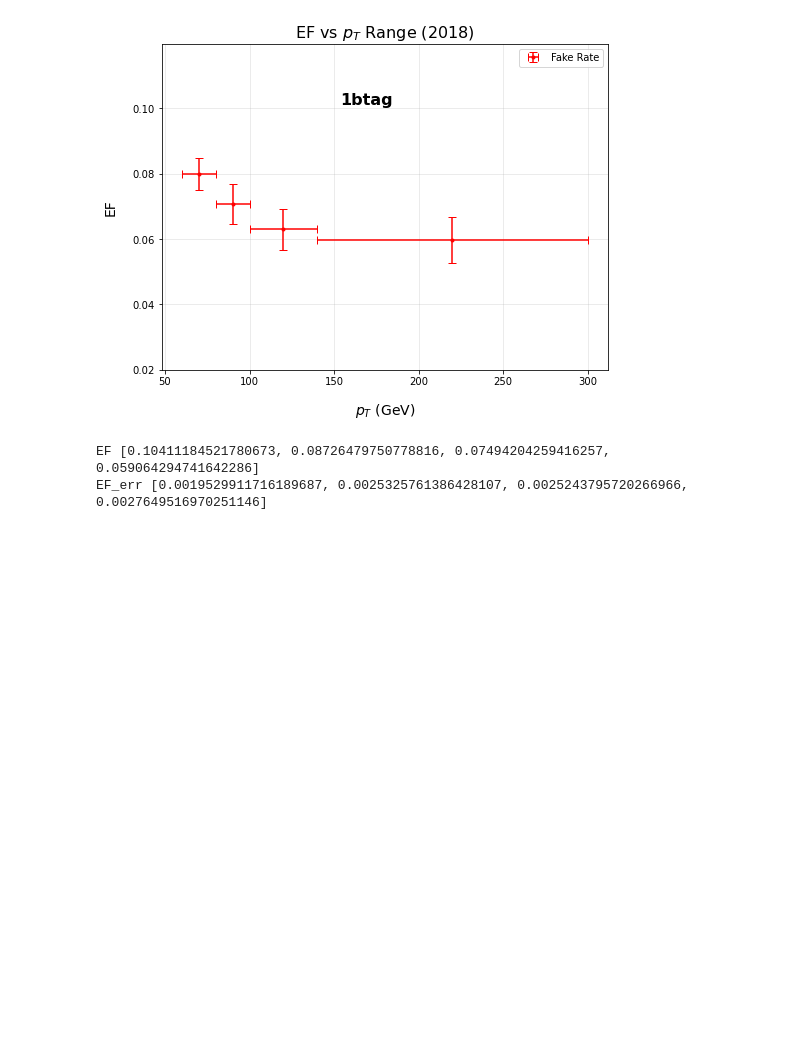
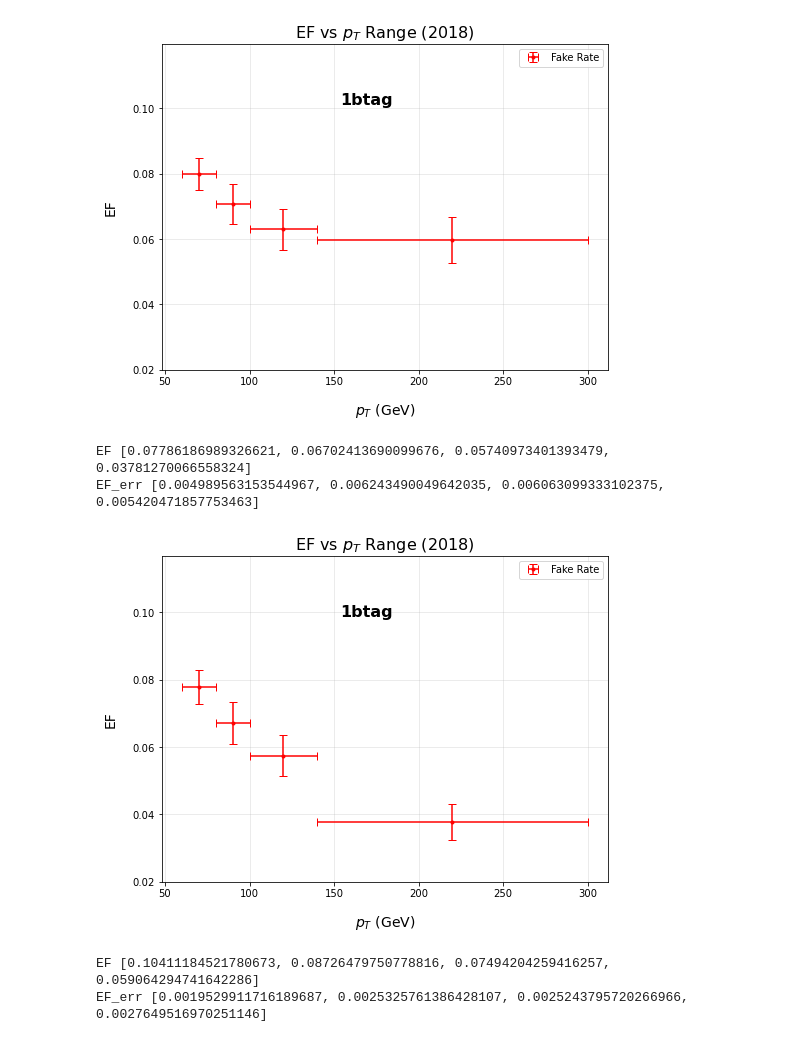
Before and after one commit to Pocket-Coffea/analysis, a Jupyter notebook: plotter/ef_evaluation.ipynb, the cells around one changed output. Drawn from its saved outputs; the diff is of its cells as text; code cells hidden in the pictures; blank space fills up the shorter version.

```diff
--- a/plotter/ef_evaluation.ipynb
+++ b/plotter/ef_evaluation.ipynb
@@ -72,7 +65,7 @@ EF_eta_err = {"total_data": {"b1": {}, "b0": {}}, "total_mc": {"b1": {}, "b0": {
 EF_pt_eta = {"total_data": {"b1": {}, "b0": {}}, "total_mc": {"b1": {}, "b0": {}}}
 EF_pt_eta_err = {"total_data": {"b1": {}, "b0": {}}, "total_mc": {"b1": {}, "b0": {}}}
 for pt_interval in ef["pt"]["PLJ"]:
-    for smpl in ["total_data"]: # , "total_mc"
+    for smpl in ["total_data", "total_mc"]:
         n_crb = ef["pt"]["CRB"][pt_interval][smpl]
         n_crc = ef["pt"]["CRC"][pt_interval][smpl]
         n_crd = ef["pt"]["CRD"][pt_interval][smpl]
@@ -80,7 +73,7 @@ for pt_interval in ef["pt"]["PLJ"]:
         EF[smpl]["b1"][pt_interval] = ((n_crb*n_crc)/n_crd)/n_plj
         EF_err[smpl]["b1"][pt_interval] = EF[smpl]["b1"][pt_interval] * np.sqrt(1/n_crb + 1/n_crc + 1/n_crd + 1/n_plj)
 for pt_interval in ef["pt"]["PLJ"]:
-    for smpl in ["total_data"]:
+    for smpl in ["total_data", "total_mc"]:
         n_crb = ef["pt"]["b0_CRB"][pt_interval][smpl]
         n_crc = ef["pt"]["b0_CRC"][pt_interval][smpl]
         n_crd = ef["pt"]["b0_CRD"][pt_interval][smpl]
@@ -89,7 +82,7 @@ for pt_interval in ef["pt"]["PLJ"]:
         EF_err[smpl]["b0"][pt_interval] = EF[smpl]["b0"][pt_interval] * np.sqrt(1/n_crb + 1/n_crc + 1/n_crd + 1/n_plj)
 
 for eta_interval in ef["eta"]["PLJ"]:
-    for smpl in ["total_data"]:
+    for smpl in ["total_data", "total_mc"]:
         n_crb = ef["eta"]["CRB"][eta_interval][smpl]
         n_crc = ef["eta"]["CRC"][eta_interval][smpl]
         n_crd = ef["eta"]["CRD"][eta_interval][smpl]
@@ -97,7 +90,7 @@ for eta_interval in ef["eta"]["PLJ"]:
         EF_eta[smpl]["b1"][eta_interval] = ((n_crb*n_crc)/n_crd)/n_plj
         EF_eta_err[smpl]["b1"][eta_interval] = EF_eta[smpl]["b1"][eta_interval] * np.sqrt(1/n_crb + 1/n_crc + 1/n_crd + 1/n_plj)
 for eta_interval in ef["eta"]["PLJ"]:
-    for smpl in ["total_data"]:
+    for smpl in ["total_data", "total_mc"]:
         n_crb = ef["eta"]["b0_CRB"][eta_interval][smpl]
         n_crc = ef["eta"]["b0_CRC"][eta_interval][smpl]
         n_crd = ef["eta"]["b0_CRD"][eta_interval][smpl]
@@ -105,7 +98,7 @@ for eta_interval in ef["eta"]["PLJ"]:
         EF_eta[smpl]["b0"][eta_interval] = ((n_crb*n_crc)/n_crd)/n_plj
         EF_eta_err[smpl]["b0"][eta_interval] = EF_eta[smpl]["b0"][eta_interval] * np.sqrt(1/n_crb + 1/n_crc + 1/n_crd + 1/n_plj)
 
-for smpl in ["total_data"]: # , "total_mc"
+for smpl in ["total_data", "total_mc"]:
     for pt_interval in ef["pt_eta"]["PLJ"]:
         EF_pt_eta[smpl]["b1"][pt_interval] = {}
         EF_pt_eta_err[smpl]["b1"][pt_interval] = {}
@@ -116,7 +109,7 @@ for smpl in ["total_data"]: # , "total_mc"
             n_plj = ef["pt_eta"]["PLJ"][pt_interval][eta][smpl]
             EF_pt_eta[smpl]["b1"][pt_interval][eta] = ((n_crb*n_crc)/n_crd)/n_plj
             EF_pt_eta_err[smpl]["b1"][pt_interval][eta] = EF_pt_eta[smpl]["b1"][pt_interval][eta] * np.sqrt(1/n_crb + 1/n_crc + 1/n_crd + 1/n_plj)
-for smpl in ["total_data"]: # , "total_mc"
+for smpl in ["total_data", "total_mc"]:
     for pt_interval in ef["pt_eta"]["PLJ"]:
         EF_pt_eta[smpl]["b0"][pt_interval] = {}
         EF_pt_eta_err[smpl]["b0"][pt_interval] = {}
@@ -243,6 +258,43 @@ fig.savefig("FAKERATE_pt_1b.png", bbox_inches="tight", pad_inches=0.2, facecolor
 EF [0.0797984974562149, 0.07061471098431123, 0.06292366550857438, 0.059578714828307885]
 EF_err [0.004952438144717445, 0.006157660842632962, 0.006196786275936147, 0.0070716406358942475]
 [figure]
+# %%
+total_EF = []
+total_EF_err = []
+
+for pt in EF["total_mc"]["b1"].keys():
+    total_EF.append(EF["total_mc"]["b1"][pt])
+for pt in EF_err["total_mc"]["b1"].keys():
+    total_EF_err.append(EF_err["total_mc"]["b1"][pt])
+
+print ("EF", total_EF)
+print("EF_err", total_EF_err)
+pt = [70, 90, 120, 220]
+pt_err = [10, 10, 20, 80]
+
+
+# Draw Plot
+fig, ax = plt.subplots(figsize=(8, 6))  #
+ax.errorbar(pt, total_EF, yerr=total_EF_err, xerr=pt_err,
+                fmt='.', color='red', label='Fake Rate', capsize=4)
+
+ax.set_xlabel("$p_T$ (GeV)", fontsize=14, labelpad=15)
+ax.set_ylabel("EF", fontsize=14, labelpad=15)
+ax.set_title("EF vs $p_T$ Range (2018)", fontsize=16)
+plt.ylim(0.02, max(total_EF)*1.5)
+ax.grid(alpha=0.3)
+ax.legend()
+ax.text(0.4, 0.85, "1btag", transform=ax.transAxes,
+               fontsize=16, fontweight='bold', va='top')
+
+
+#fig.tight_layout()
+fig.savefig("ef_plots/FAKERATE_pt_mc_1b.png", bbox_inches="tight", pad_inches=0.2, facecolor="white")
+#plt.show()
+# %% [output]
+EF [0.07786186989326621, 0.06702413690099676, 0.05740973401393479, 0.03781270066558324]
+EF_err [0.004989563153544967, 0.006243490049642035, 0.006063099333102375, 0.005420471857753463]
+[figure, added]
 # %%
 total_EF = []
 total_EF_err = []
```
Also changed, not shown: parts of 17 cells of this notebook, 9 other files.
